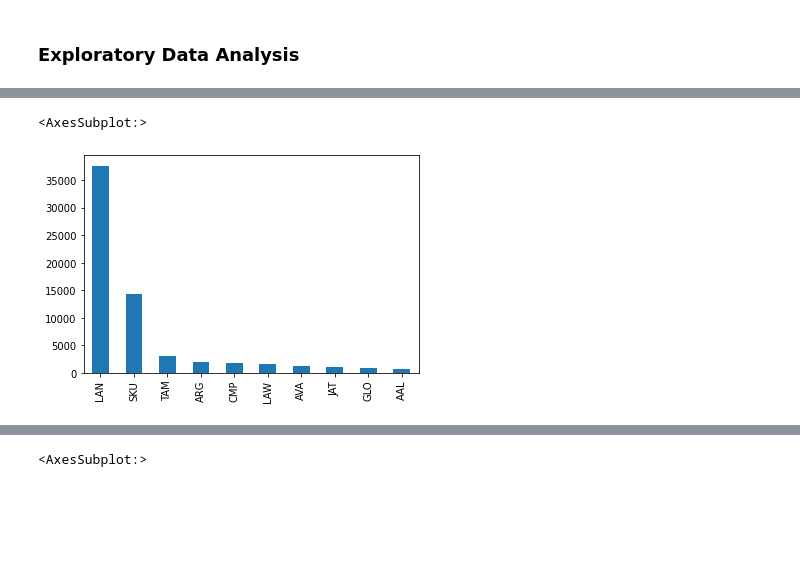
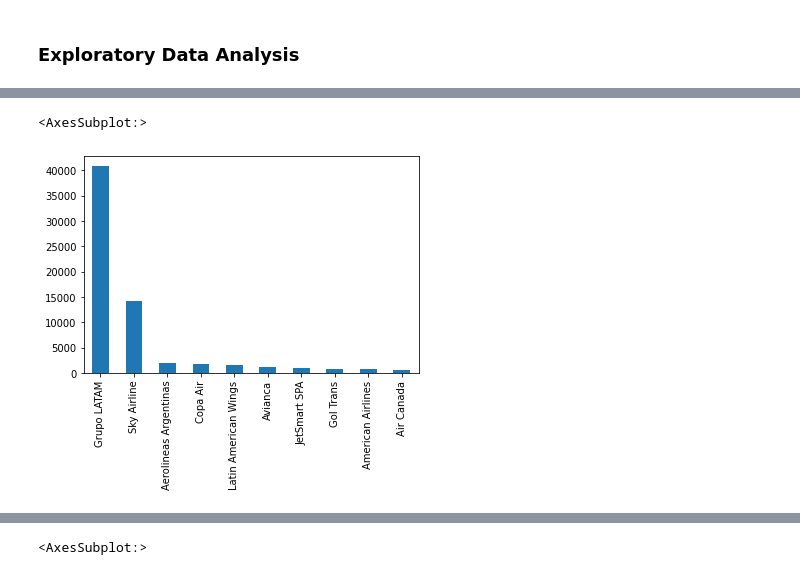
Before and after one commit to MariaPonomarenko38/Data-Scientist-Challenge, a Jupyter notebook: solution.ipynb, the cells around one changed output, grey strips where cells are left out. Saved outputs shown, nothing was run; the diff lists cells and outputs as text; code cells hidden in the pictures; blank space fills up the shorter version.

```diff
--- a/solution.ipynb
+++ b/solution.ipynb
@@ -18,5 +32,5 @@ data.head()
 # %%
-data['Emp-I'].value_counts()[:10].plot(kind='bar')
+data['OPERA'].value_counts()[:10].plot(kind='bar')
 # %% [output]
 <AxesSubplot:>
-[figure, old version]
+[figure, new version]
```
Also changed, not shown: parts of 8 cells of this notebook.
